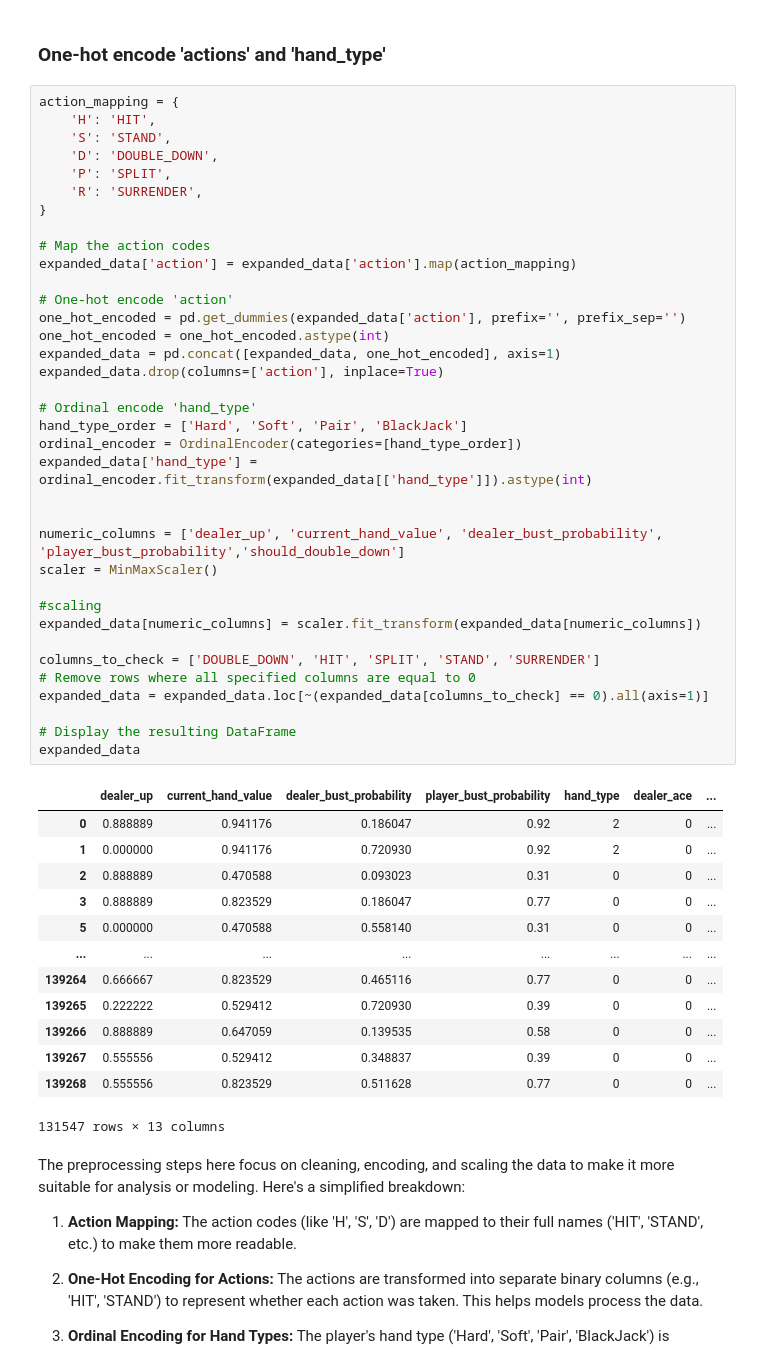
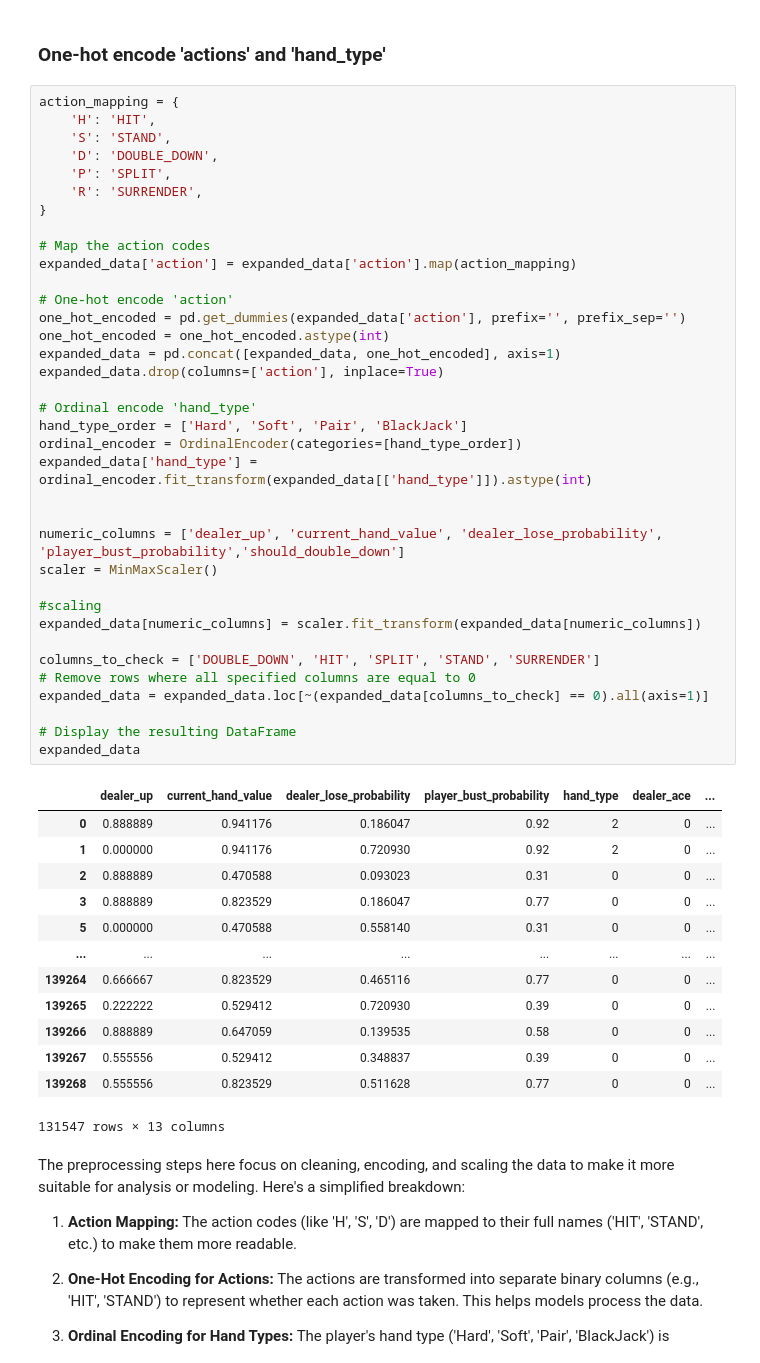
Before and after one commit to FuLLeNN/MLA1-A7, a Jupyter notebook: 7. Final Group Project.ipynb, the cells around one changed output. Saved outputs shown, nothing was run; the diff lists cells and outputs as text.

```diff
--- a/7. Final Group Project.ipynb
+++ b/7. Final Group Project.ipynb
@@ -557,35 +502,35 @@ action_mapping = {
     'R': 'SURRENDER',
 }
 
 # Map the action codes
 expanded_data['action'] = expanded_data['action'].map(action_mapping)
 
 # One-hot encode 'action'
 one_hot_encoded = pd.get_dummies(expanded_data['action'], prefix='', prefix_sep='')
 one_hot_encoded = one_hot_encoded.astype(int)
 expanded_data = pd.concat([expanded_data, one_hot_encoded], axis=1)
 expanded_data.drop(columns=['action'], inplace=True)
 
 # Ordinal encode 'hand_type'
 hand_type_order = ['Hard', 'Soft', 'Pair', 'BlackJack']
 ordinal_encoder = OrdinalEncoder(categories=[hand_type_order])
 expanded_data['hand_type'] = ordinal_encoder.fit_transform(expanded_data[['hand_type']]).astype(int)
 
 
-numeric_columns = ['dealer_up', 'current_hand_value', 'dealer_bust_probability', 'player_bust_probability','should_double_down']
+numeric_columns = ['dealer_up', 'current_hand_value', 'dealer_lose_probability', 'player_bust_probability','should_double_down']
 scaler = MinMaxScaler()
 
 #scaling
 expanded_data[numeric_columns] = scaler.fit_transform(expanded_data[numeric_columns])
 
 columns_to_check = ['DOUBLE_DOWN', 'HIT', 'SPLIT', 'STAND', 'SURRENDER']
 # Remove rows where all specified columns are equal to 0
 expanded_data = expanded_data.loc[~(expanded_data[columns_to_check] == 0).all(axis=1)]
 
 # Display the resulting DataFrame
 expanded_data
 # %% [output]
-|  | dealer_up | current_hand_value | dealer_bust_probability | player_bust_probability | hand_type | dealer_ace | ... |
+|  | dealer_up | current_hand_value | dealer_lose_probability | player_bust_probability | hand_type | dealer_ace | ... |
 | 0 | 0.888889 | 0.941176 | 0.186047 | 0.92 | 2 | 0 | ... |
 | 1 | 0.000000 | 0.941176 | 0.720930 | 0.92 | 2 | 0 | ... |
 | 2 | 0.888889 | 0.470588 | 0.093023 | 0.31 | 0 | 0 | ... |
```
Also changed, not shown: parts of 10 cells of this notebook, 5 other files.
